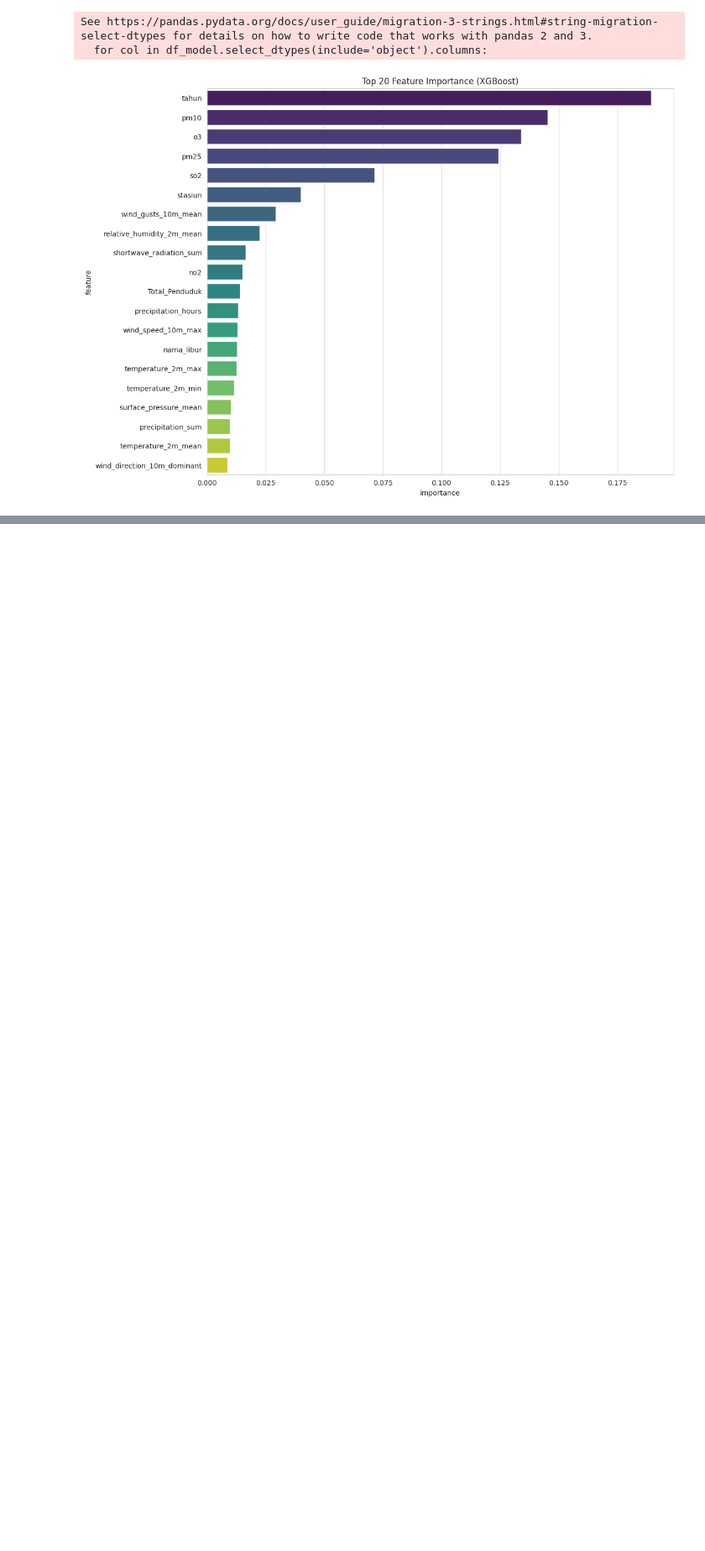
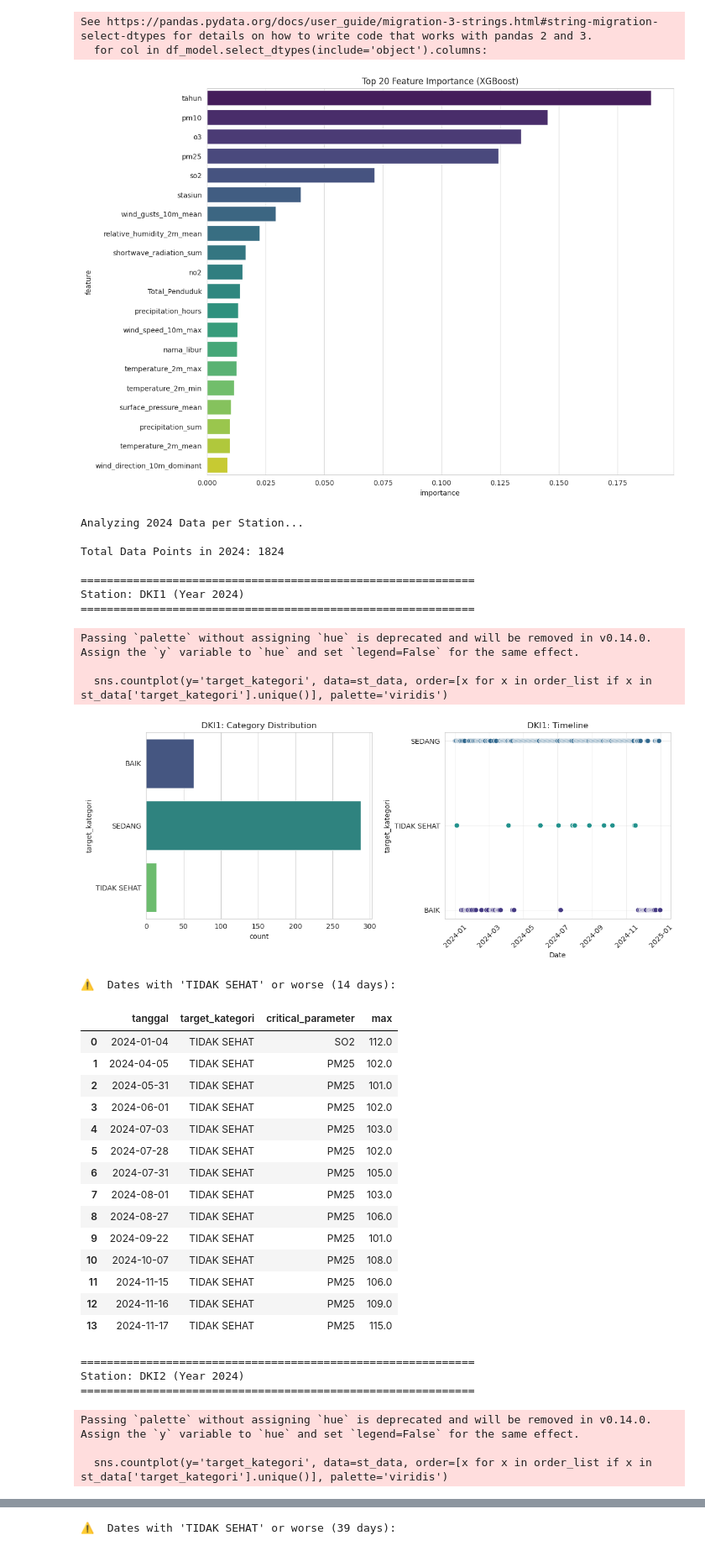
Before and after one commit to Fth87/lomba-arkavidia, a Jupyter notebook: EDA.ipynb, the cells around one changed output, grey strips where cells are left out. Shown at 84% size. Cells and saved outputs as stored; diff of their text form; code cells hidden in the pictures; blank space fills up the shorter version.

```diff
--- a/EDA.ipynb
+++ b/EDA.ipynb
@@ -340,3 +340,79 @@ plt.show()
 See https://pandas.pydata.org/docs/user_guide/migration-3-strings.html#string-migration-select-dtypes for details on how to write code that works with pandas 2 and 3.
   for col in df_model.select_dtypes(include='object').columns:
 [figure]
+# %%
+# 3. Target Variable Analysis by Station (2024)
+print("Analyzing 2024 Data per Station...\n")
+
+df_2024 = df[df['year'] == 2024].copy()
+stations = sorted(df_2024['stasiun'].unique())
+
+print(f"Total Data Points in 2024: {len(df_2024)}")
+
+for station in stations:
+    st_data = df_2024[df_2024['stasiun'] == station].sort_values('tanggal')
+
+    print(f"\n{'='*60}\nStation: {station} (Year 2024)\n{'='*60}")
+
+    # 1. Distribution Plot
+    plt.figure(figsize=(12, 5))
+
+    plt.subplot(1, 2, 1)
+    order_list = ['BAIK', 'SEDANG', 'TIDAK SEHAT', 'SANGAT TIDAK SEHAT', 'BERBAHAYA']
+    sns.countplot(y='target_kategori', data=st_data, order=[x for x in order_list if x in st_data['target_kategori'].unique()], palette='viridis')
+    plt.title(f"{station}: Category Distribution")
+
+    # 2. Timeline Scatter Plot
+    plt.subplot(1, 2, 2)
+    sns.scatterplot(x='tanggal', y='target_kategori', data=st_data, hue='target_kategori',
+                    hue_order=order_list,
+                    palette='viridis', s=50, legend=False)
+    plt.title(f"{station}: Timeline")
+    plt.xlabel("Date")
+    plt.grid(True, alpha=0.3)
+    plt.xticks(rotation=45)
+
+    plt.tight_layout()
+    plt.show()
+
+    # 3. List Dates for 'TIDAK SEHAT' or worse
+    bad_days = st_data[st_data['target_kategori'].isin(['TIDAK SEHAT', 'SANGAT TIDAK SEHAT', 'BERBAHAYA'])]
+    if not bad_days.empty:
+        print(f"\n⚠️  Dates with 'TIDAK SEHAT' or worse ({len(bad_days)} days):")
+        display(bad_days[['tanggal', 'target_kategori', 'critical_parameter', 'max']].reset_index(drop=True))
+    else:
+        print("\n✅ No 'TIDAK SEHAT' days recorded in 2024.")
+# %% [output]
+Analyzing 2024 Data per Station...
+
+Total Data Points in 2024: 1824
+
+============================================================
+Station: DKI1 (Year 2024)
+============================================================
+Passing `palette` without assigning `hue` is deprecated and will be removed in v0.14.0. Assign the `y` variable to `hue` and set `legend=False` for the same effect.
+
+  sns.countplot(y='target_kategori', data=st_data, order=[x for x in order_list if x in st_data['target_kategori'].unique()], palette='viridis')
+[figure, added]
+⚠️  Dates with 'TIDAK SEHAT' or worse (14 days):
+|  | tanggal | target_kategori | critical_parameter | max |
+| 0 | 2024-01-04 | TIDAK SEHAT | SO2 | 112.0 |
+| 1 | 2024-04-05 | TIDAK SEHAT | PM25 | 102.0 |
+| 2 | 2024-05-31 | TIDAK SEHAT | PM25 | 101.0 |
+| 3 | 2024-06-01 | TIDAK SEHAT | PM25 | 102.0 |
+| 4 | 2024-07-03 | TIDAK SEHAT | PM25 | 103.0 |
+| 5 | 2024-07-28 | TIDAK SEHAT | PM25 | 102.0 |
+| 6 | 2024-07-31 | TIDAK SEHAT | PM25 | 105.0 |
+| 7 | 2024-08-01 | TIDAK SEHAT | PM25 | 103.0 |
+| 8 | 2024-08-27 | TIDAK SEHAT | PM25 | 106.0 |
+| 9 | 2024-09-22 | TIDAK SEHAT | PM25 | 101.0 |
+| 10 | 2024-10-07 | TIDAK SEHAT | PM25 | 108.0 |
+| 11 | 2024-11-15 | TIDAK SEHAT | PM25 | 106.0 |
+| 12 | 2024-11-16 | TIDAK SEHAT | PM25 | 109.0 |
+| 13 | 2024-11-17 | TIDAK SEHAT | PM25 | 115.0 |
+============================================================
+Station: DKI2 (Year 2024)
+============================================================
+Passing `palette` without assigning `hue` is deprecated and will be removed in v0.14.0. Assign the `y` variable to `hue` and set `legend=False` for the same effect.
+
+  sns.countplot(y='target_kategori', data=st_data, order=[x for x in order_list if x in st_data['target_kategori'].unique()], palette='viridis')
@@ -342,0 +420 @@ See https://pandas.pydata.org/docs/user_guide/migration-3-strings.html#string-mi
+⚠️  Dates with 'TIDAK SEHAT' or worse (39 days):
```
Also changed, not shown: parts of 2 cells of this notebook, 18 other files.
